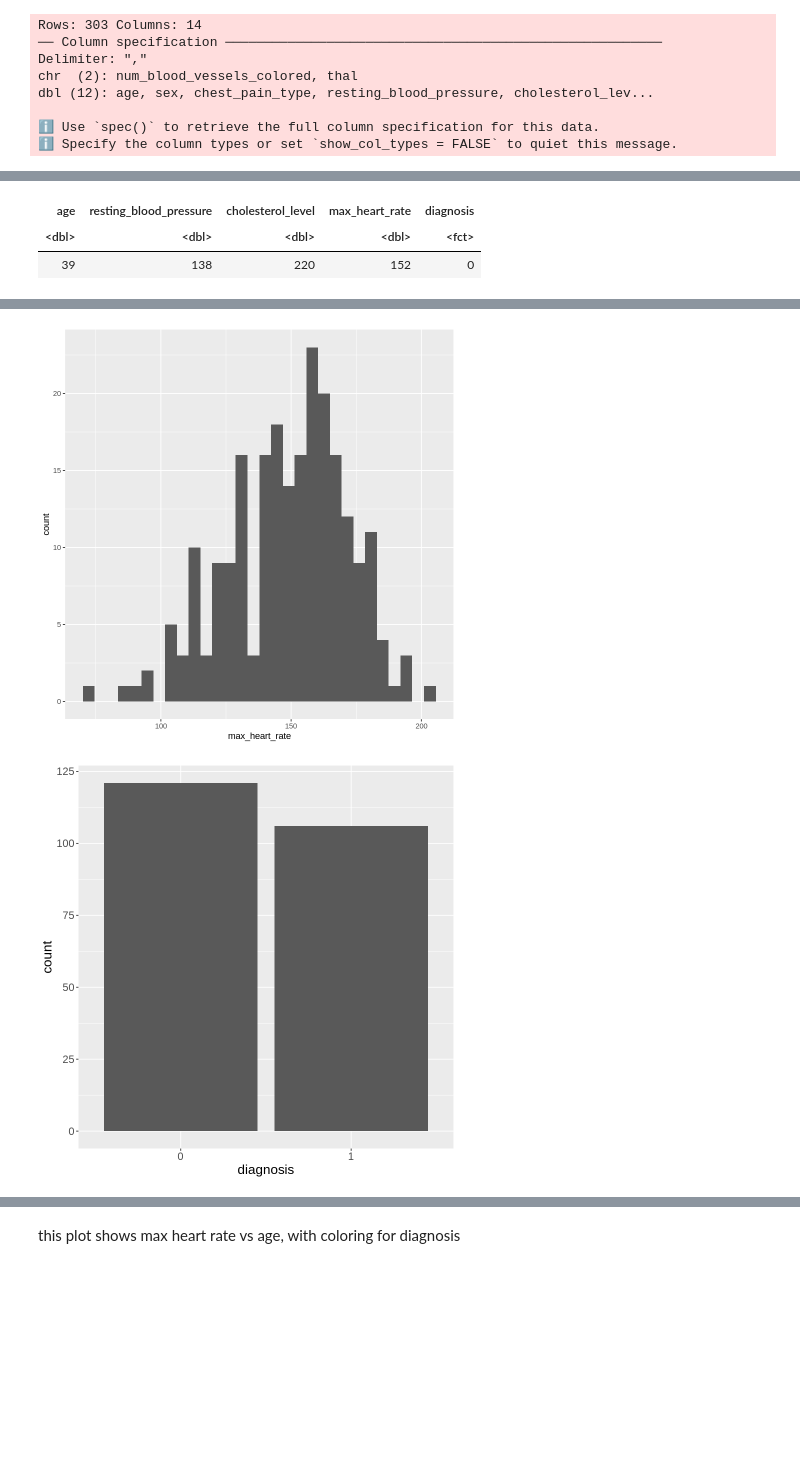
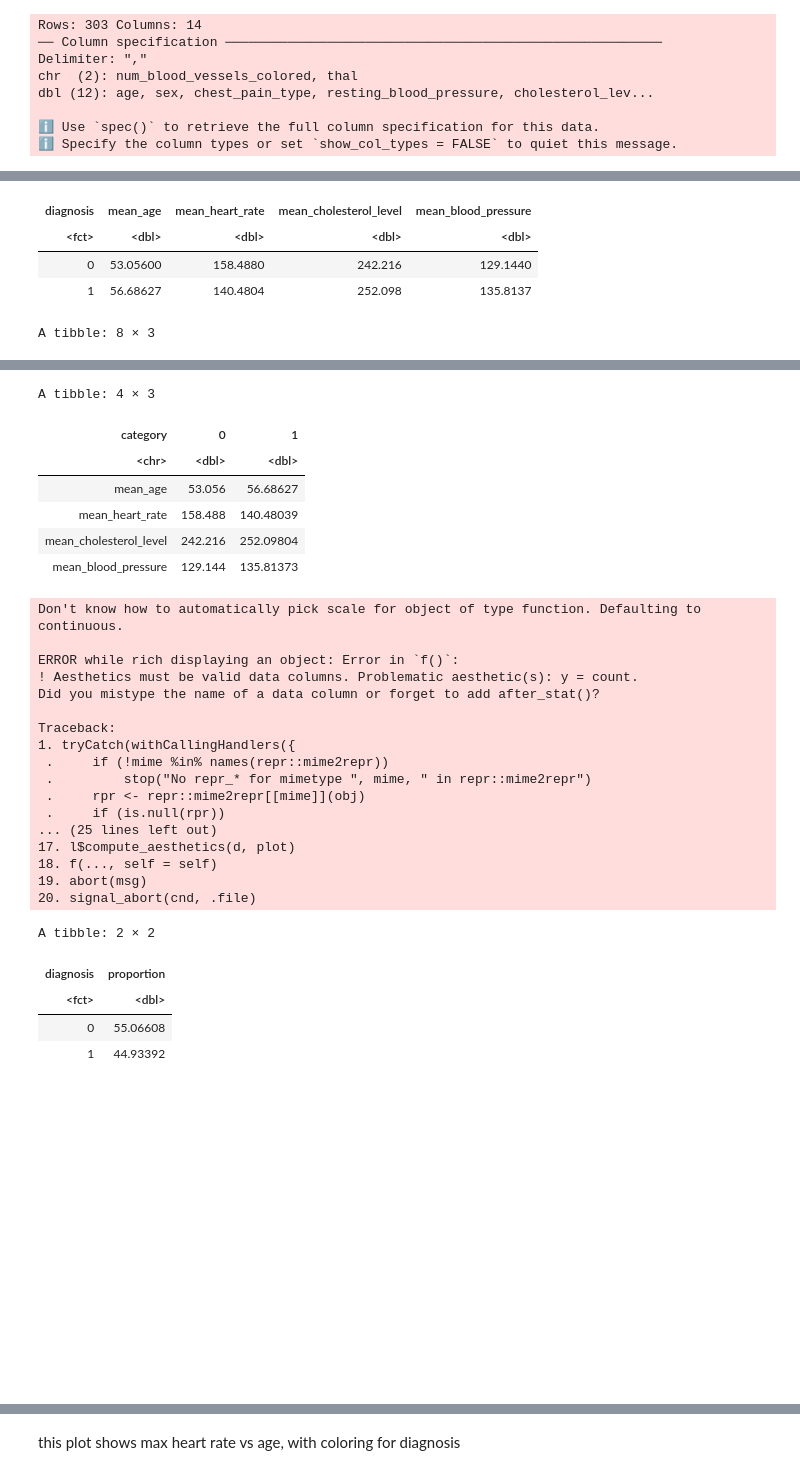
Before and after one commit to wswang98/dsci100-GroupProject, a Jupyter notebook: project-proposal.ipynb, the cells around one changed output, grey strips where cells are left out. Saved outputs shown, nothing was run; the diff lists cells and outputs as text; code cells hidden in the pictures; blank space fills up the shorter version.

Commit message:
added another table

```diff
--- a/project-proposal.ipynb
+++ b/project-proposal.ipynb
@@ -207,11 +204,21 @@ diagnosis_count <- heart_training |>
 diagnosis_count
 
 
+# convert to percent
+
+diagnosis_count <- heart_training |>
+    group_by(diagnosis) |>
+    summarize(proportion = n()) |>
+    mutate(proportion=proportion * (100/227)) |>
+    arrange(desc(proportion))
+diagnosis_count
+
+
 mean_diagnosis <- heart_training |>
     group_by(diagnosis) |>
     summarize(mean_age = mean(age, na.rm = TRUE),
               mean_heart_rate = mean(max_heart_rate, na.rm = TRUE),
-              mean_cholestoral_level = mean(cholestoral_level, na.rm = TRUE),
+              mean_cholesterol_level = mean(cholesterol_level, na.rm = TRUE),
               mean_blood_pressure = mean(resting_blood_pressure, na.rm = TRUE))
 mean_diagnosis
 
@@ -244,5 +251,7 @@ training_plot1 <- ggplot(diagnosis_count, aes(x = diagnosis, y = count)) +
 
     theme(text = element_text(size = 16))
 training_plot1
+
+diagnosis_count
 # %% [output]
 A tibble: 2 × 2
@@ -255,3 +268,5 @@ A tibble: 1 × 5
-| age | resting_blood_pressure | cholesterol_level | max_heart_rate | diagnosis |
-| <dbl> | <dbl> | <dbl> | <dbl> | <fct> |
-| 39 | 138 | 220 | 152 | 0 |
+| diagnosis | mean_age | mean_heart_rate | mean_cholesterol_level | mean_blood_pressure |
+| <fct> | <dbl> | <dbl> | <dbl> | <dbl> |
+| 0 | 53.05600 | 158.4880 | 242.216 | 129.1440 |
+| 1 | 56.68627 | 140.4804 | 252.098 | 135.8137 |
+A tibble: 8 × 3
@@ -258,5 +283,33 @@ A tibble: 1 × 5
+A tibble: 4 × 3
+| category | 0 | 1 |
+| <chr> | <dbl> | <dbl> |
+| mean_age | 53.056 | 56.68627 |
+| mean_heart_rate | 158.488 | 140.48039 |
+| mean_cholesterol_level | 242.216 | 252.09804 |
+| mean_blood_pressure | 129.144 | 135.81373 |
+Don't know how to automatically pick scale for object of type function. Defaulting to continuous.
+
+ERROR while rich displaying an object: Error in `f()`:
+! Aesthetics must be valid data columns. Problematic aesthetic(s): y = count.
+Did you mistype the name of a data column or forget to add after_stat()?
+
+Traceback:
+1. tryCatch(withCallingHandlers({
+ .     if (!mime %in% names(repr::mime2repr))
+ .         stop("No repr_* for mimetype ", mime, " in repr::mime2repr")
+ .     rpr <- repr::mime2repr[[mime]](obj)
+ .     if (is.null(rpr))
+... (25 lines left out)
+17. l$compute_aesthetics(d, plot)
+18. f(..., self = self)
+19. abort(msg)
+20. signal_abort(cnd, .file)
+A tibble: 2 × 2
+| diagnosis | proportion |
+| <fct> | <dbl> |
+| 0 | 55.06608 |
+| 1 | 44.93392 |
-[figure, old version]
+[figure, new version]
-[figure, removed]
 # %%
 options(repr.plot.width=9,repr.plot.height=5)
 
```
Also changed, not shown: parts of 11 cells of this notebook.
